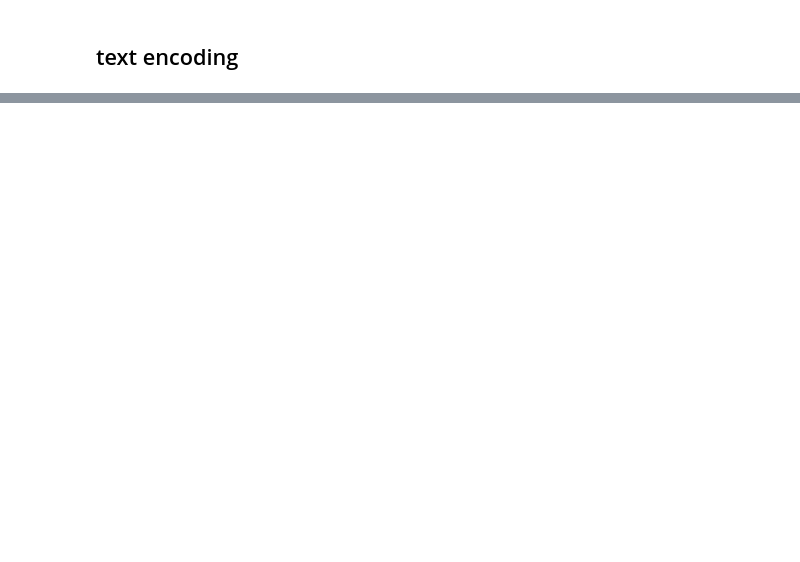
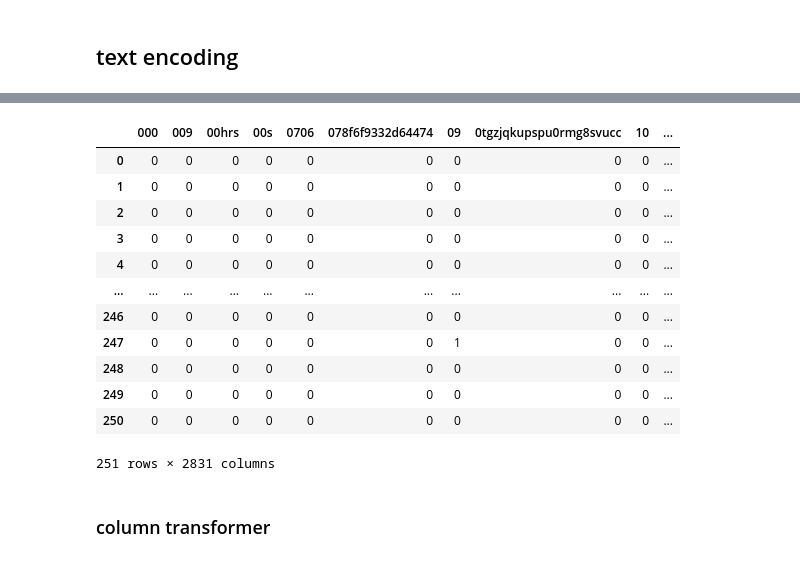
Before and after one commit to ricd99/videos_while_you_eat, a Jupyter notebook: notebooks/model/ve_eda.ipynb, the cells around one changed output, grey strips where cells are left out. Saved outputs shown, nothing was run; the diff lists cells and outputs as text; code cells hidden in the pictures; blank space fills up the shorter version.

```diff
--- a/notebooks/model/ve_eda.ipynb
+++ b/notebooks/model/ve_eda.ipynb
@@ -251,0 +254,18 @@ plt.hist(df_counts[0].toarray().flatten(), log=True);
+# %%
+pd.DataFrame(data=df_counts.toarray(), columns=countvec.get_feature_names_out())
+# %% [output]
+|  | 000 | 009 | 00hrs | 00s | 0706 | 078f6f9332d64474 | 09 | 0tgzjqkupspu0rmg8svucc | 10 | ... |
+| 0 | 0 | 0 | 0 | 0 | 0 | 0 | 0 | 0 | 0 | ... |
+| 1 | 0 | 0 | 0 | 0 | 0 | 0 | 0 | 0 | 0 | ... |
+| 2 | 0 | 0 | 0 | 0 | 0 | 0 | 0 | 0 | 0 | ... |
+| 3 | 0 | 0 | 0 | 0 | 0 | 0 | 0 | 0 | 0 | ... |
+| 4 | 0 | 0 | 0 | 0 | 0 | 0 | 0 | 0 | 0 | ... |
+| ... | ... | ... | ... | ... | ... | ... | ... | ... | ... | ... |
+| 246 | 0 | 0 | 0 | 0 | 0 | 0 | 0 | 0 | 0 | ... |
+| 247 | 0 | 0 | 0 | 0 | 0 | 0 | 1 | 0 | 0 | ... |
+| 248 | 0 | 0 | 0 | 0 | 0 | 0 | 0 | 0 | 0 | ... |
+| 249 | 0 | 0 | 0 | 0 | 0 | 0 | 0 | 0 | 0 | ... |
+| 250 | 0 | 0 | 0 | 0 | 0 | 0 | 0 | 0 | 0 | ... |
+251 rows × 2831 columns
+# %% [markdown]
+### column transformer
```
Also changed, not shown: parts of 6 cells of this notebook.
